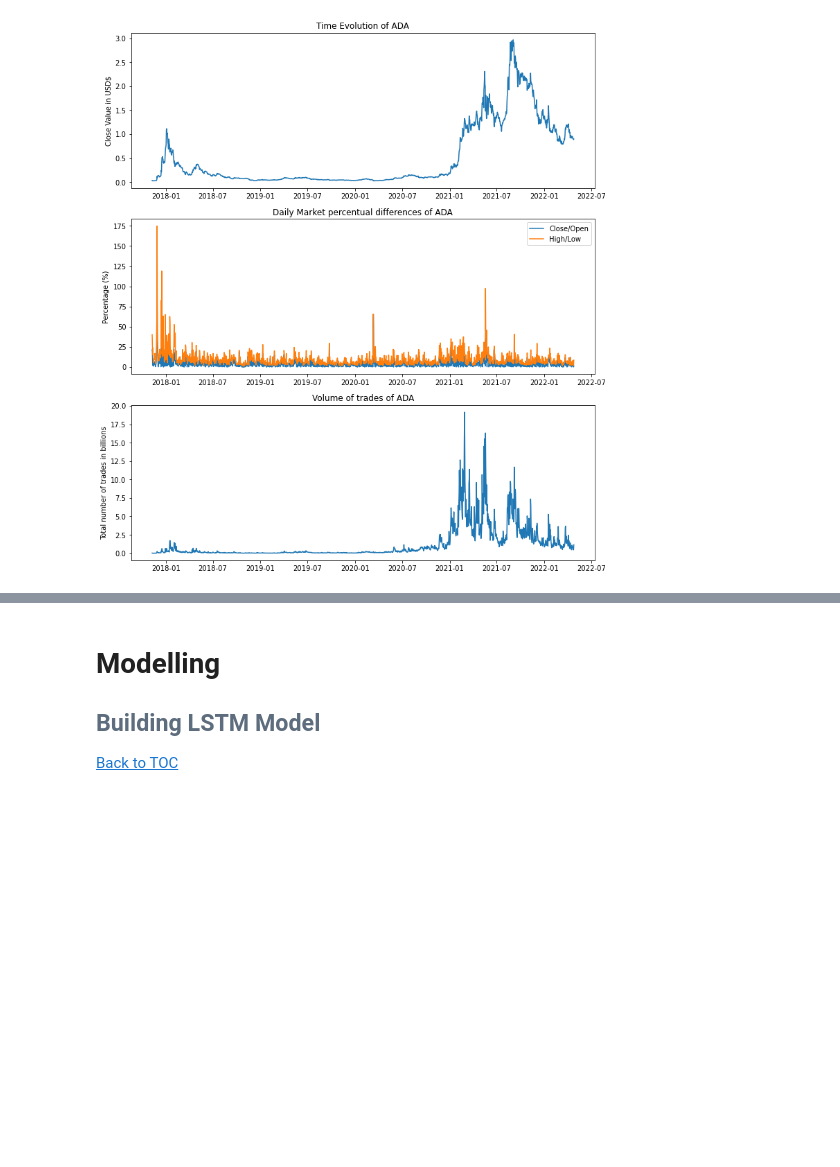
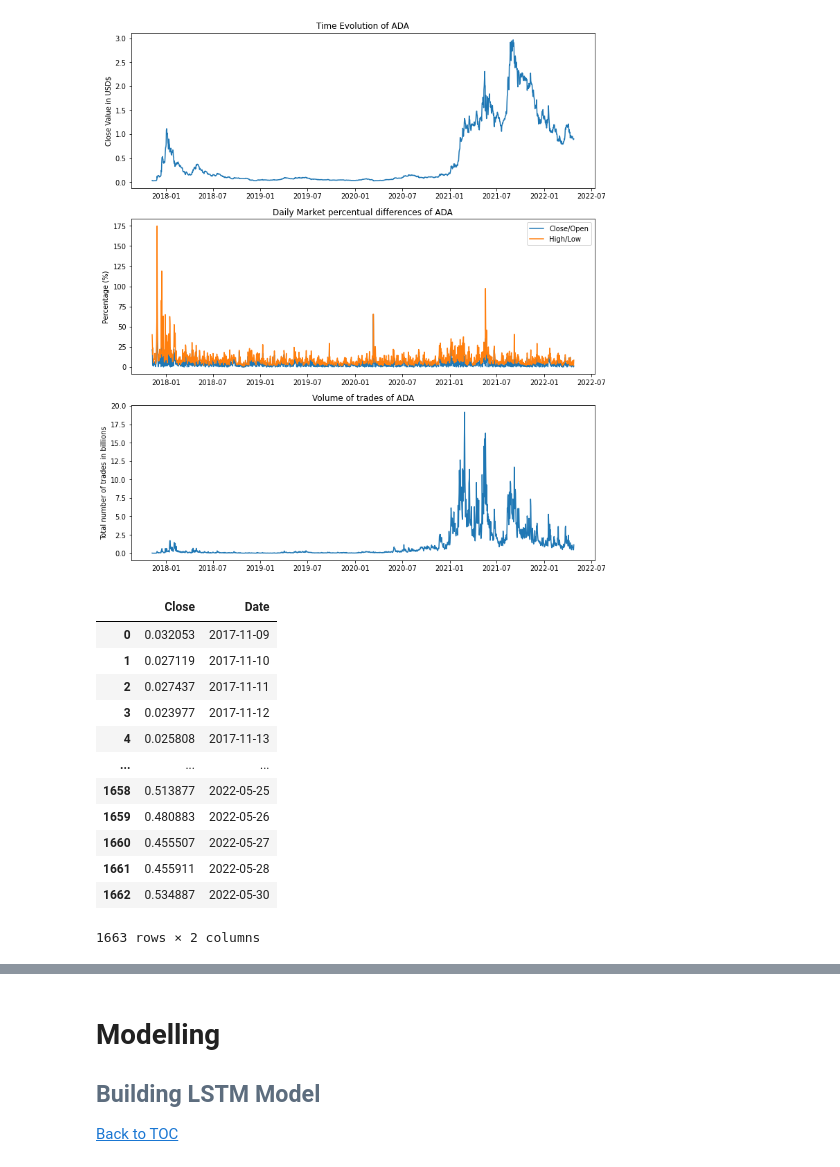
Before and after one commit to rodrigomfguedes/business-cases-21-22, a Jupyter notebook: BC4_crypto_forecasting/scripts/ADA_notebook.ipynb, the cells around one changed output, grey strips where cells are left out. Cells and saved outputs as stored; diff of their text form; code cells hidden in the pictures; blank space fills up the shorter version.

```diff
--- a/BC4_crypto_forecasting/scripts/ADA_notebook.ipynb
+++ b/BC4_crypto_forecasting/scripts/ADA_notebook.ipynb
@@ -273,3 +273,23 @@ def plot_coinValue(df):
 coin_name = plot_coinValue(df)
 # %% [output]
 [figure]
+# %%
+import yfinance as yf
+df = yf.Ticker('ADA-USD').history(period='5y')[['Close']]
+df['Date'] = df.index
+df.reset_index(drop=True, inplace=True)
+df
+# %% [output]
+|  | Close | Date |
+| 0 | 0.032053 | 2017-11-09 |
+| 1 | 0.027119 | 2017-11-10 |
+| 2 | 0.027437 | 2017-11-11 |
+| 3 | 0.023977 | 2017-11-12 |
+| 4 | 0.025808 | 2017-11-13 |
+| ... | ... | ... |
+| 1658 | 0.513877 | 2022-05-25 |
+| 1659 | 0.480883 | 2022-05-26 |
+| 1660 | 0.455507 | 2022-05-27 |
+| 1661 | 0.455911 | 2022-05-28 |
+| 1662 | 0.534887 | 2022-05-30 |
+1663 rows × 2 columns
```
Also changed, not shown: parts of 6 cells of this notebook, 6 other files.
